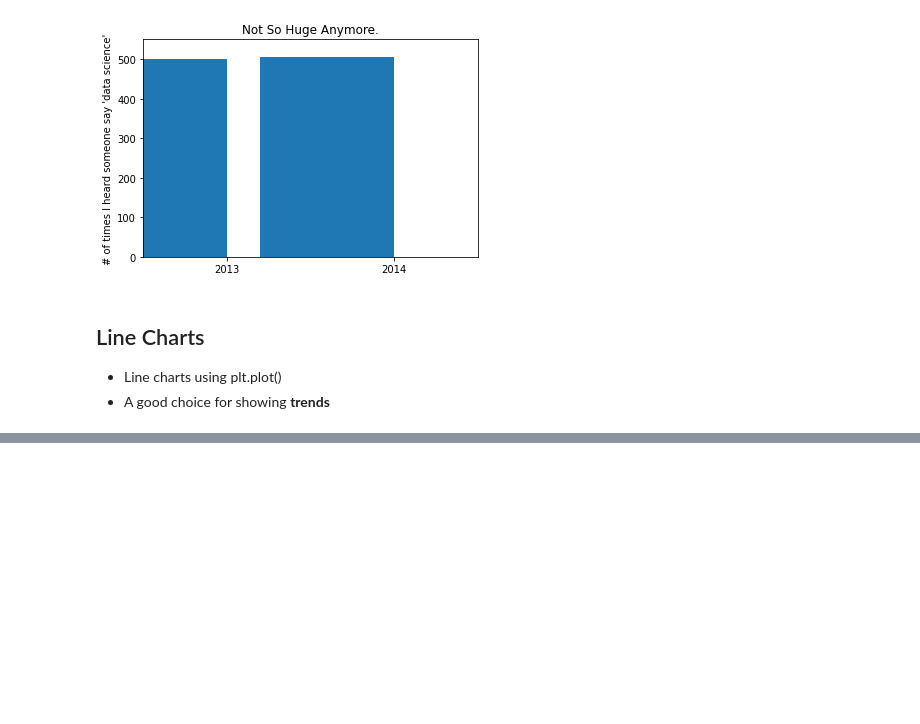
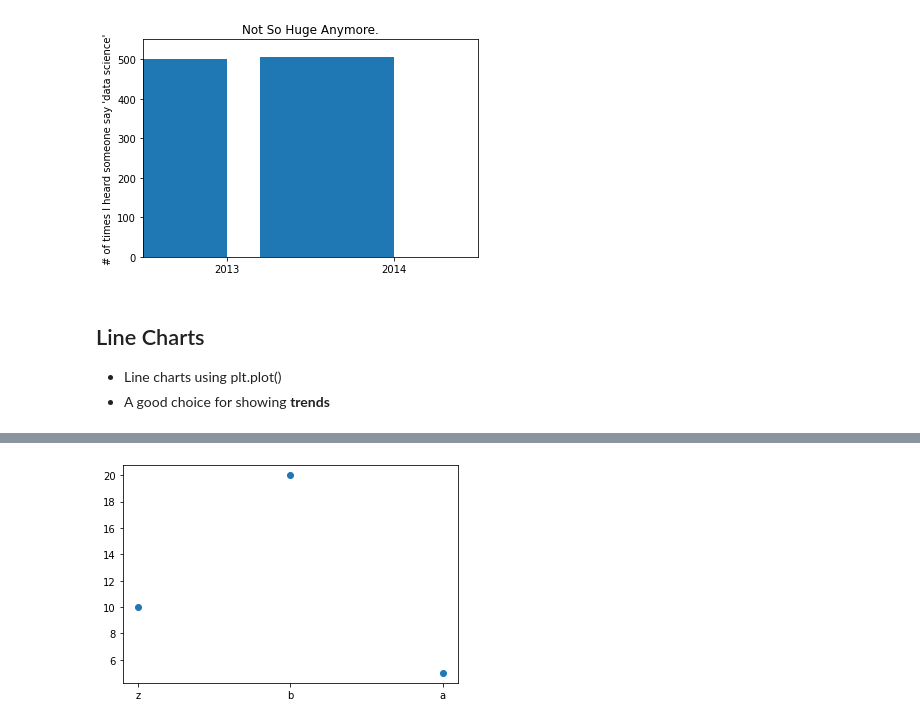
Before and after one commit to Lim-JiSeon/DataAnalysis, a Jupyter notebook: D‍ata Mining/Material/ch3_visualizing_data-2020-student.ipynb, the cells around one changed output, grey strips where cells are left out. Cells and saved outputs as stored; diff of their text form; code cells hidden in the pictures; blank space fills up the shorter version.

```diff
--- a/D‍ata Mining/Material/ch3_visualizing_data-2020-student.ipynb
+++ b/D‍ata Mining/Material/ch3_visualizing_data-2020-student.ipynb
@@ -162,0 +192,5 @@ make_chart_misleading_y_axis(mislead=False)
+# %%
+plt.scatter(['z','b','a'],[10,20,5])
+plt.show()
+# %% [output]
+[figure, added]
```
Also changed, not shown: parts of 18 cells of this notebook.
